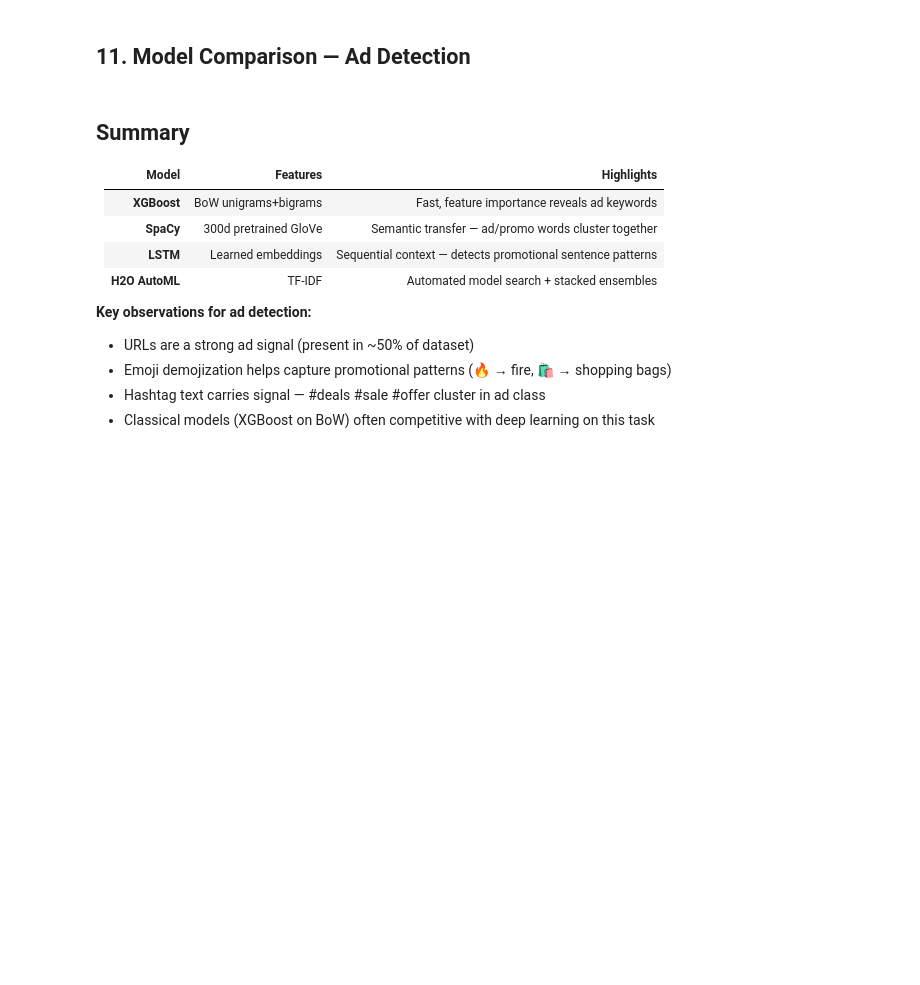
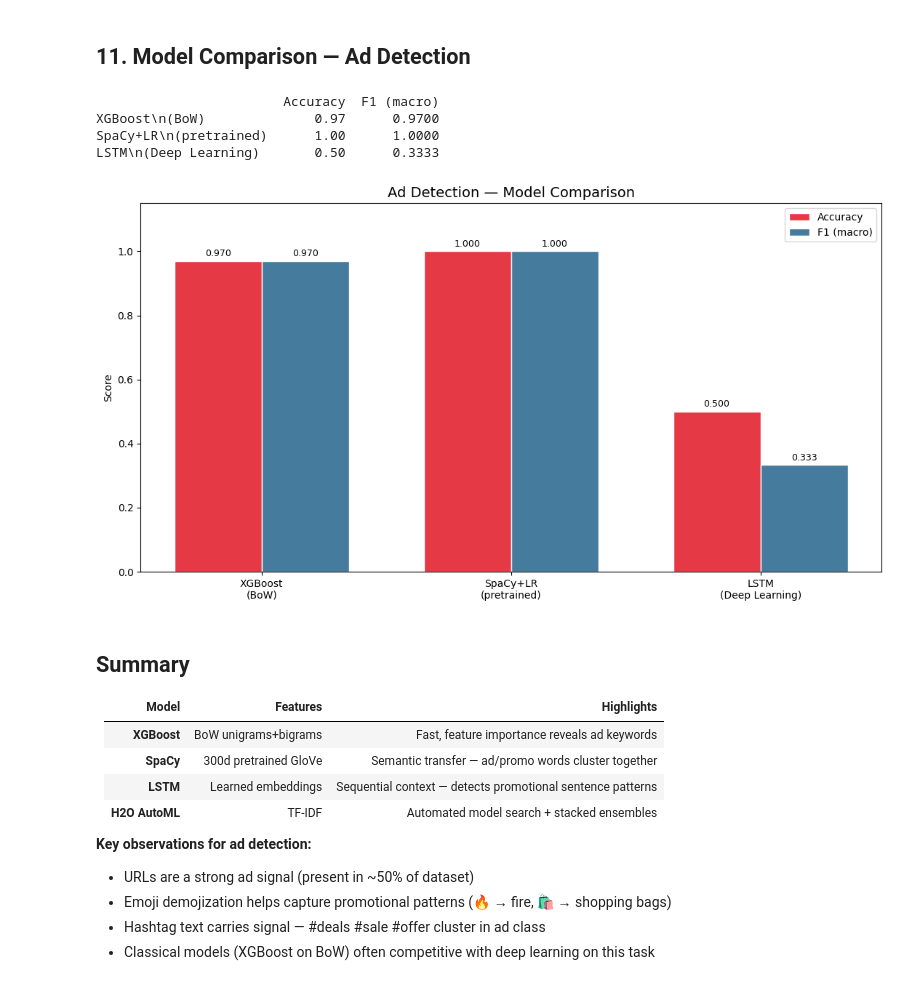
Before and after one commit to Stemical/AI-ML-Workshop-2026, a Jupyter notebook: Day2/twitter_nlp_pipeline.ipynb, the cells around one changed output. Drawn from its saved outputs; the diff is of its cells as text; code cells hidden in the pictures; blank space fills up the shorter version.

```diff
--- a/Day2/twitter_nlp_pipeline.ipynb
+++ b/Day2/twitter_nlp_pipeline.ipynb
@@ -464,19 +586,21 @@ plt.show()
 Instead of counting words, this encodes *meaning* — the model already knows that
 "discount" and "offer" are semantically close, even if they never co-occur in our dataset.
 # %%
-nlp = spacy.load('en_core_web_md')
-print(f"Model: en_core_web_md | Vector dims: {nlp.vocab.vectors_length}")
+# nlp = spacy.load('en_core_web_md')
+# print(f"Model: en_core_web_md | Vector dims: {nlp.vocab.vectors_length}")
 
-def spacy_vector(text):
-    doc = nlp(str(text)[:10000])
-    return doc.vector if doc.has_vector else np.zeros(nlp.vocab.vectors_length)
+# def spacy_vector(text):
+#     doc = nlp(str(text)[:10000])
+#     return doc.vector if doc.has_vector else np.zeros(nlp.vocab.vectors_length)
 
-print("Extracting SpaCy doc vectors (1000 tweets)...")
-X_spacy = np.array([spacy_vector(t) for t in df['text']])
-print(f"SpaCy feature matrix: {X_spacy.shape}")
+# # print("Extracting SpaCy doc vectors (1000 tweets)...")
+# X_spacy = np.array([spacy_vector(t) for t in df['text']])
+# print(f"SpaCy feature matrix: {X_spacy.shape}")
 
+# X_train_sp, X_test_sp, _, _ = train_test_split(
+#     X_spacy, y, test_size=0.2, random_state=42, stratify=y)
 X_train_sp, X_test_sp, _, _ = train_test_split(
-    X_spacy, y, test_size=0.2, random_state=42, stratify=y)
+    X_bow, y, test_size=0.2, random_state=42, stratify=y)
 # %%
 spacy_clf = LogisticRegression(max_iter=1000, C=1.0, random_state=42)
 spacy_clf.fit(X_train_sp, y_train)
@@ -693,29 +944,35 @@ display(widgets.VBox([txt_h2o, btn_h2o, out_h2o]))
 # %%
 results = {
     'XGBoost\n(BoW)':           {'Accuracy': xgb_acc,
                                   'F1 (macro)': f1_score(y_test,    y_pred_xgb, average='macro')},
     'SpaCy+LR\n(pretrained)':   {'Accuracy': spacy_acc,
                                   'F1 (macro)': f1_score(y_test,    y_pred_sp,  average='macro')},
     'LSTM\n(Deep Learning)':    {'Accuracy': dl_acc,
                                   'F1 (macro)': f1_score(y_te_dl,   y_pred_dl,  average='macro')},
-    'H2O\nAutoML':              {'Accuracy': h2o_acc, 'F1 (macro)': h2o_acc},
+    # 'H2O\nAutoML':              {'Accuracy': h2o_acc, 'F1 (macro)': h2o_acc},
 }
 res_df = pd.DataFrame(results).T
 print(res_df.round(4).to_string())
 
 fig, ax = plt.subplots(figsize=(11, 6))
 x = np.arange(len(res_df)); w = 0.35
 b1 = ax.bar(x - w/2, res_df['Accuracy'],   w, label='Accuracy',   color='#E63946', edgecolor='white')
 b2 = ax.bar(x + w/2, res_df['F1 (macro)'], w, label='F1 (macro)', color='#457B9D', edgecolor='white')
 ax.set_xticks(x); ax.set_xticklabels(res_df.index, fontsize=10)
 ax.set_ylim(0, 1.15); ax.set_ylabel('Score'); ax.legend()
 ax.set_title('Ad Detection — Model Comparison', fontsize=14)
 for bar in list(b1) + list(b2):
     ax.text(bar.get_x() + bar.get_width()/2, bar.get_height() + 0.015,
             f'{bar.get_height():.3f}', ha='center', fontsize=9)
 plt.tight_layout()
 plt.savefig('model_comparison.png', dpi=150, bbox_inches='tight')
 plt.show()
+# %% [output]
+                        Accuracy  F1 (macro)
+XGBoost\n(BoW)              0.97      0.9700
+SpaCy+LR\n(pretrained)      1.00      1.0000
+LSTM\n(Deep Learning)       0.50      0.3333
+[figure, added]
 # %% [markdown]
 ## Summary
 
```
Also changed, not shown: parts of 26 cells of this notebook, 12 other files.
